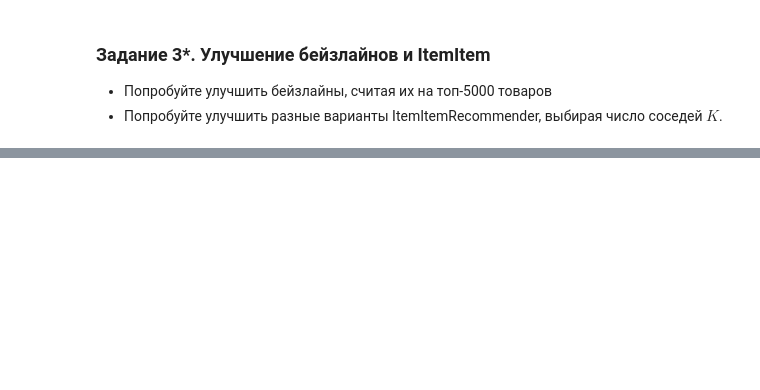
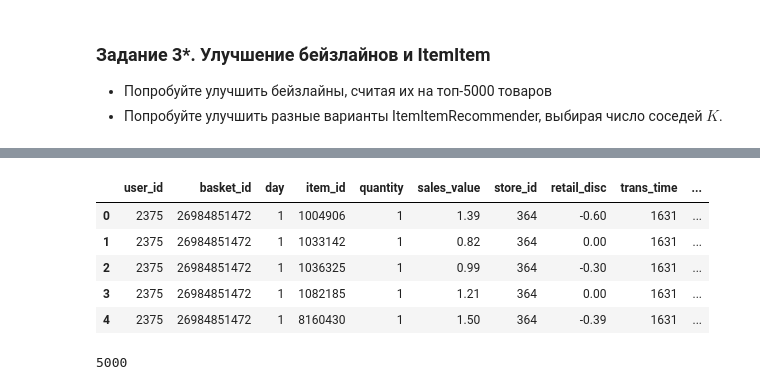
Before and after one commit to olightnn/geekbrains, a Jupyter notebook: RecSys/hw_webinar_2.ipynb, the cells around one changed output, grey strips where cells are left out. Saved outputs shown, nothing was run; the diff lists cells and outputs as text; code cells hidden in the pictures; blank space fills up the shorter version.

```diff
--- a/RecSys/hw_webinar_2.ipynb
+++ b/RecSys/hw_webinar_2.ipynb
@@ -144,0 +446,19 @@ precision own_purchases@5 = 0.1371%
+# %%
+k = 5000
+top_5000 = popularity.sort_values('n_sold', ascending=False).head(k).item_id.tolist()
+# %%
+data_5000 = data.copy()
+data_5000.loc[data_5000['item_id'].isin(top_5000) == False, 'item_id'] = 999999
+data_5000.head()
+# %% [output]
+|  | user_id | basket_id | day | item_id | quantity | sales_value | store_id | retail_disc | trans_time | ... |
+| 0 | 2375 | 26984851472 | 1 | 1004906 | 1 | 1.39 | 364 | -0.60 | 1631 | ... |
+| 1 | 2375 | 26984851472 | 1 | 1033142 | 1 | 0.82 | 364 | 0.00 | 1631 | ... |
+| 2 | 2375 | 26984851472 | 1 | 1036325 | 1 | 0.99 | 364 | -0.30 | 1631 | ... |
+| 3 | 2375 | 26984851472 | 1 | 1082185 | 1 | 1.21 | 364 | 0.00 | 1631 | ... |
+| 4 | 2375 | 26984851472 | 1 | 8160430 | 1 | 1.50 | 364 | -0.39 | 1631 | ... |
+# %%
+items = np.setdiff1d(data_5000.item_id.unique(), np.array([999999]))
+len(items)
+# %% [output]
+5000
```
Also changed, not shown: parts of 46 cells of this notebook.
